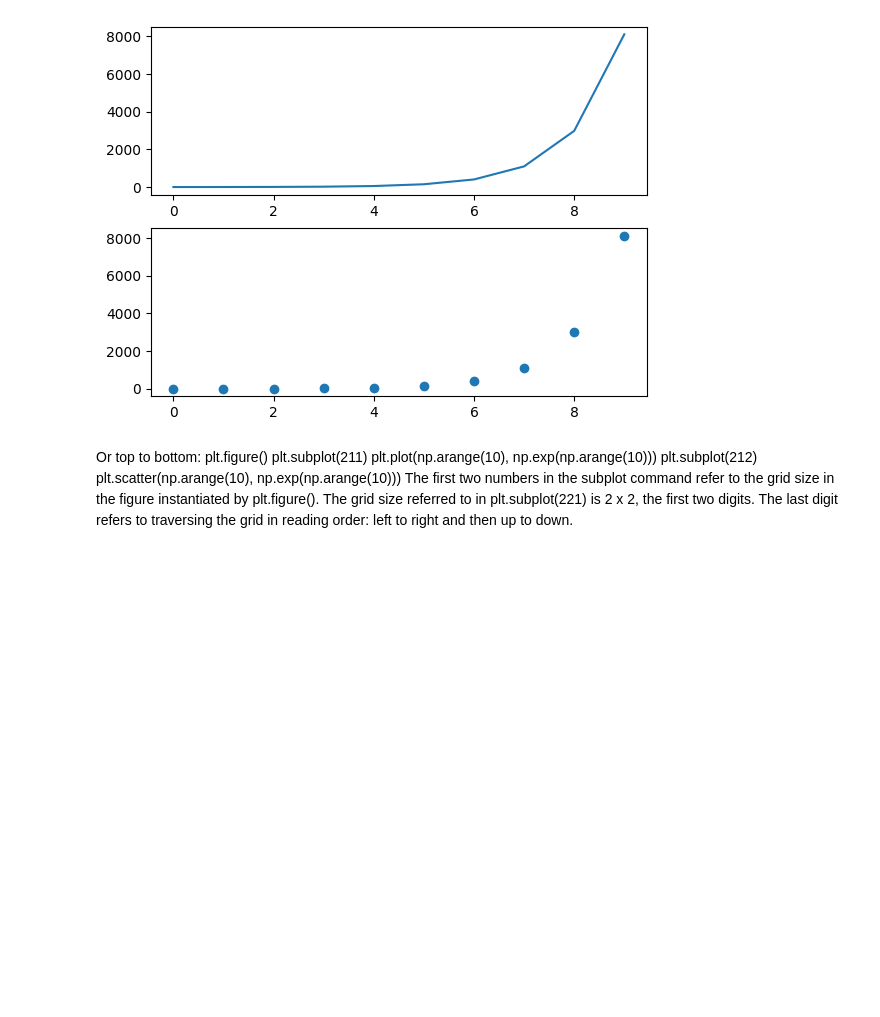
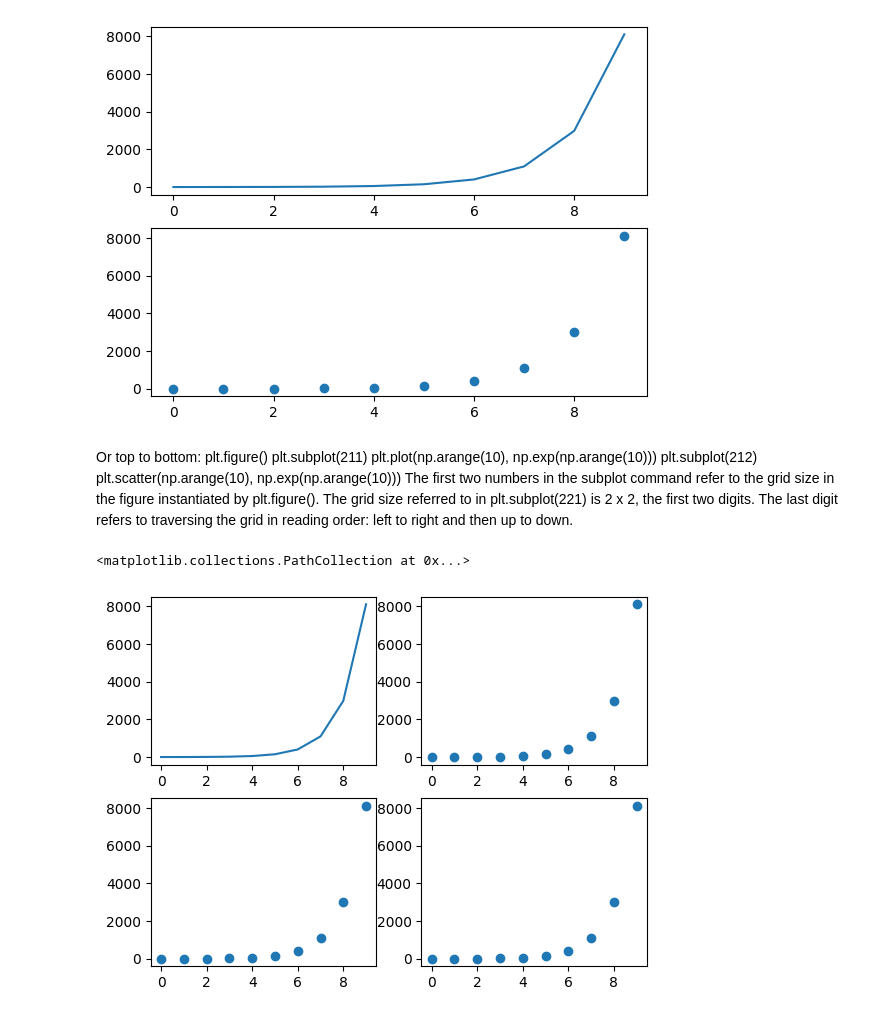
Before and after one commit to OgTechNerd/python-programming-a-2-z, a Jupyter notebook: MachineLearningTutorials/SCIKITLEARN/Scikit-learn_basic_01.ipynb, the cells around one changed output. Saved outputs shown, nothing was run; the diff lists cells and outputs as text; code cells hidden in the pictures; blank space fills up the shorter version.

```diff
--- a/MachineLearningTutorials/SCIKITLEARN/Scikit-learn_basic_01.ipynb
+++ b/MachineLearningTutorials/SCIKITLEARN/Scikit-learn_basic_01.ipynb
@@ -207,3 +212,17 @@ plt.subplot(212)
 plt.scatter(np.arange(10), np.exp(np.arange(10)))
 The first two numbers in the subplot command refer to the grid size in the figure instantiated by plt.figure(). The grid size referred to in plt.subplot(221) is
 2 x 2, the first two digits. The last digit refers to traversing the grid in reading order: left to right and then up to down.
+# %%
+# Plot in a 2 x 2 grid traversing in reading order from one to four:5.
+plt.figure()
+plt.subplot(221)
+plt.plot(np.arange(10), np.exp(np.arange(10)))
+plt.subplot(222)
+plt.scatter(np.arange(10), np.exp(np.arange(10)))
+plt.subplot(223)
+plt.scatter(np.arange(10), np.exp(np.arange(10)))
+plt.subplot(224)
+plt.scatter(np.arange(10), np.exp(np.arange(10)))
+# %% [output]
+<matplotlib.collections.PathCollection at 0x...>
+[figure, added]
```
Also changed, not shown: parts of 7 cells of this notebook, 10 other files.
